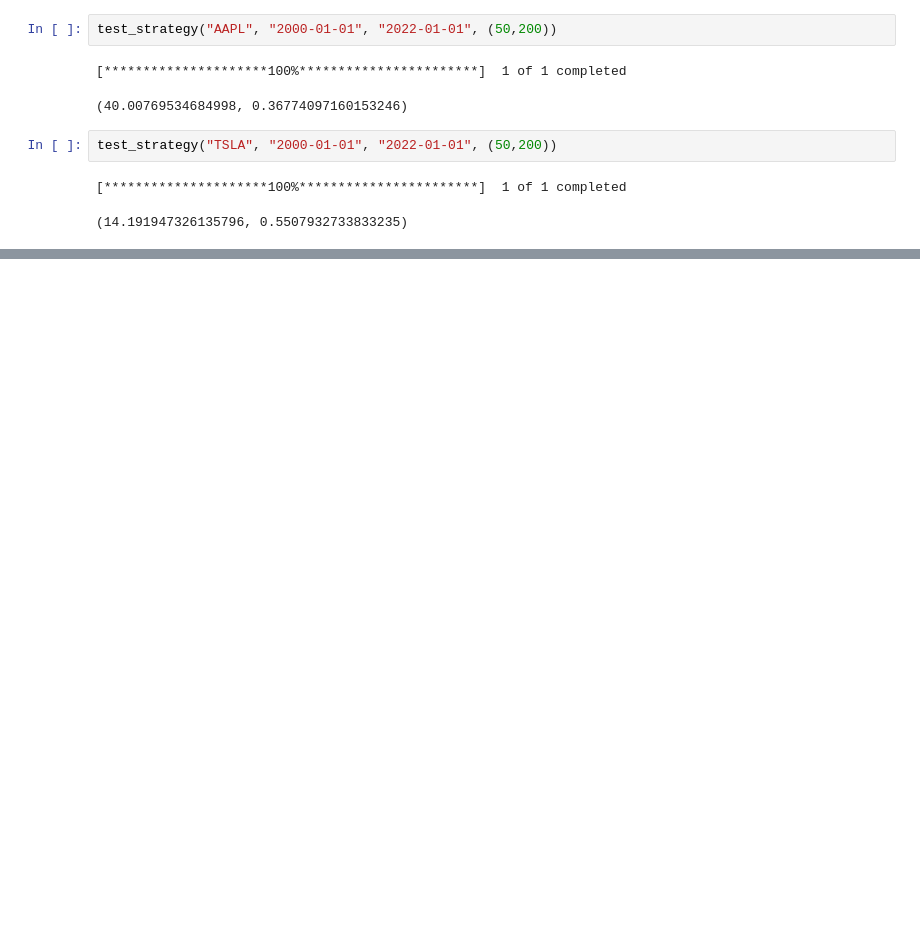
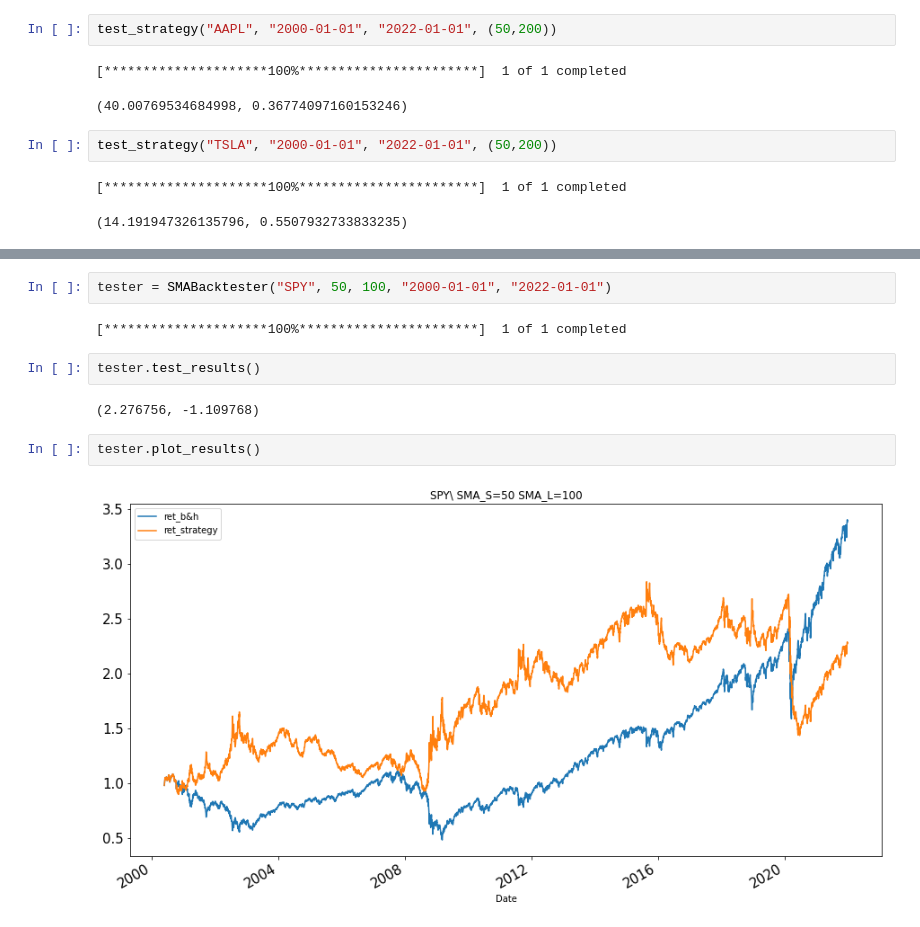
Before and after one commit to hakyung4/PracticeTrading, a Jupyter notebook: learning4.ipynb, the cells around one changed output, grey strips where cells are left out. Saved outputs shown, nothing was run; the diff lists cells and outputs as text; blank space fills up the shorter version.

```diff
--- a/learning4.ipynb
+++ b/learning4.ipynb
@@ -37,0 +86,12 @@ test_strategy("TSLA", "2000-01-01", "2022-01-01", (50,200))
+# %%
+tester = SMABacktester("SPY", 50, 100, "2000-01-01", "2022-01-01")
+# %% [output]
+[*********************100%***********************]  1 of 1 completed
+# %%
+tester.test_results()
+# %% [output]
+(2.276756, -1.109768)
+# %%
+tester.plot_results()
+# %% [output]
+[figure, added]
```
Also changed, not shown: parts of 2 cells of this notebook, 1 other file.
